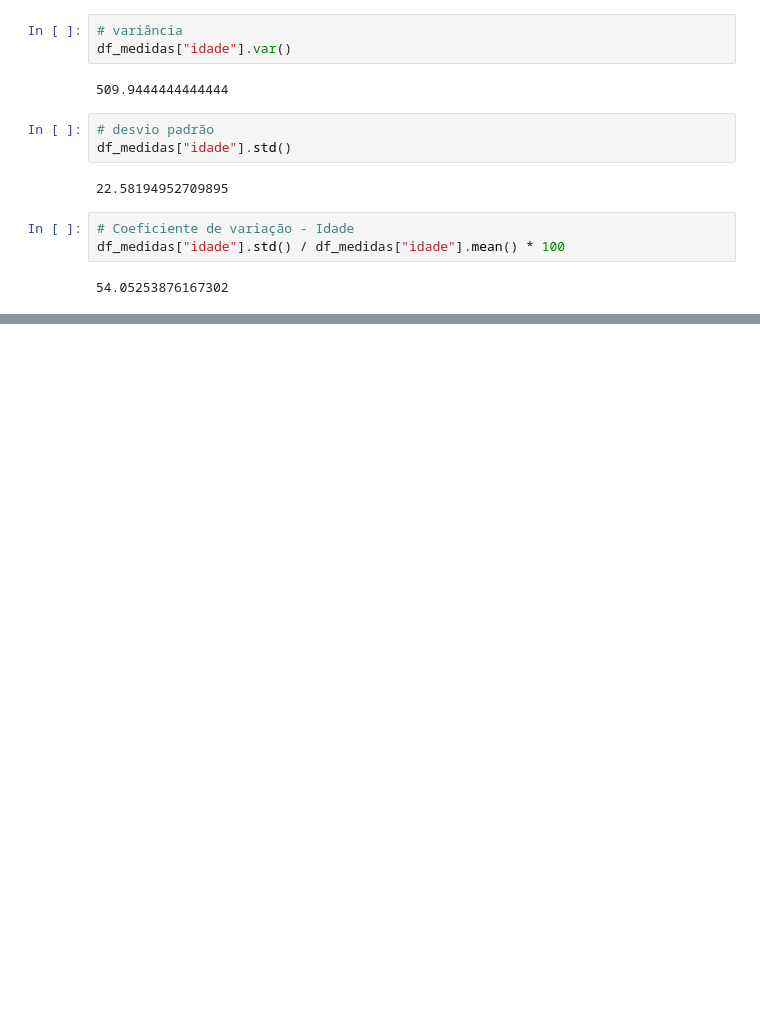
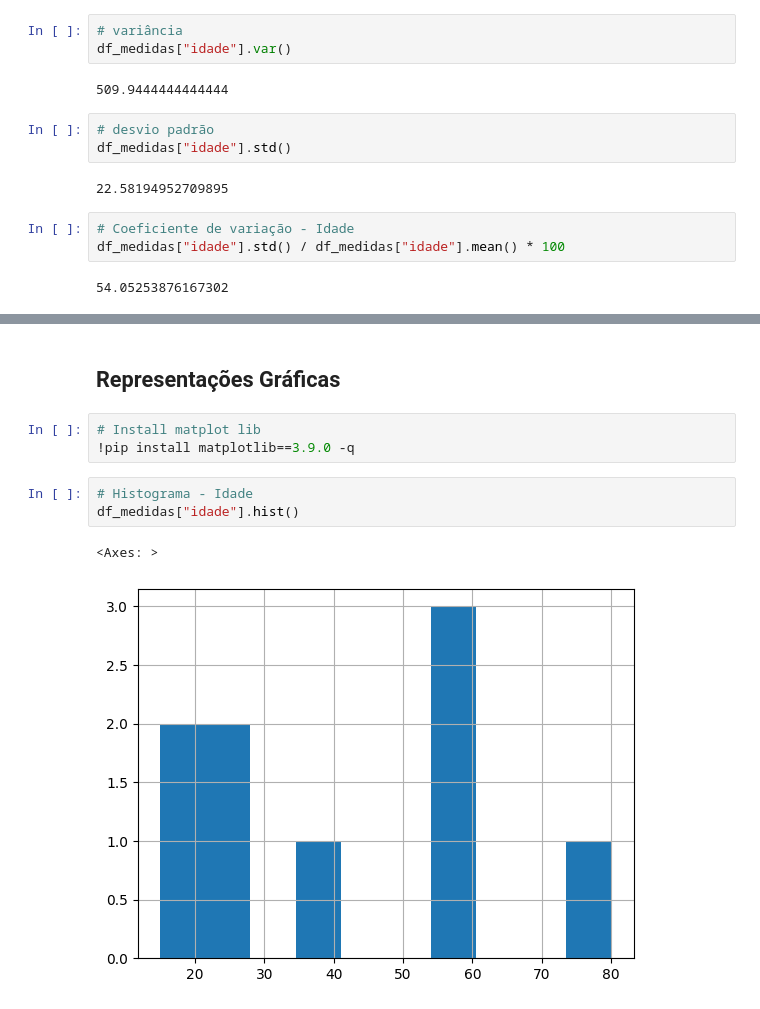
Before and after one commit to VictorBarretoLF/estatistica_programming, a Jupyter notebook: medidas_posicao_dispercao_forma.ipynb, the cells around one changed output, grey strips where cells are left out. Cells and saved outputs as stored; diff of their text form; blank space fills up the shorter version.

Commit message:
feat: added histogram graphs

```diff
--- a/medidas_posicao_dispercao_forma.ipynb
+++ b/medidas_posicao_dispercao_forma.ipynb
@@ -79,0 +142,11 @@ df_medidas["altura"].std() / df_medidas["altura"].mean() * 100
+# %% [markdown]
+## Representações Gráficas
+# %%
+# Install matplot lib
+!pip install matplotlib==3.9.0 -q
+# %%
+# Histograma - Idade
+df_medidas["idade"].hist()
+# %% [output]
+<Axes: >
+[figure, added]
```
Also changed, not shown: parts of 15 cells of this notebook.
